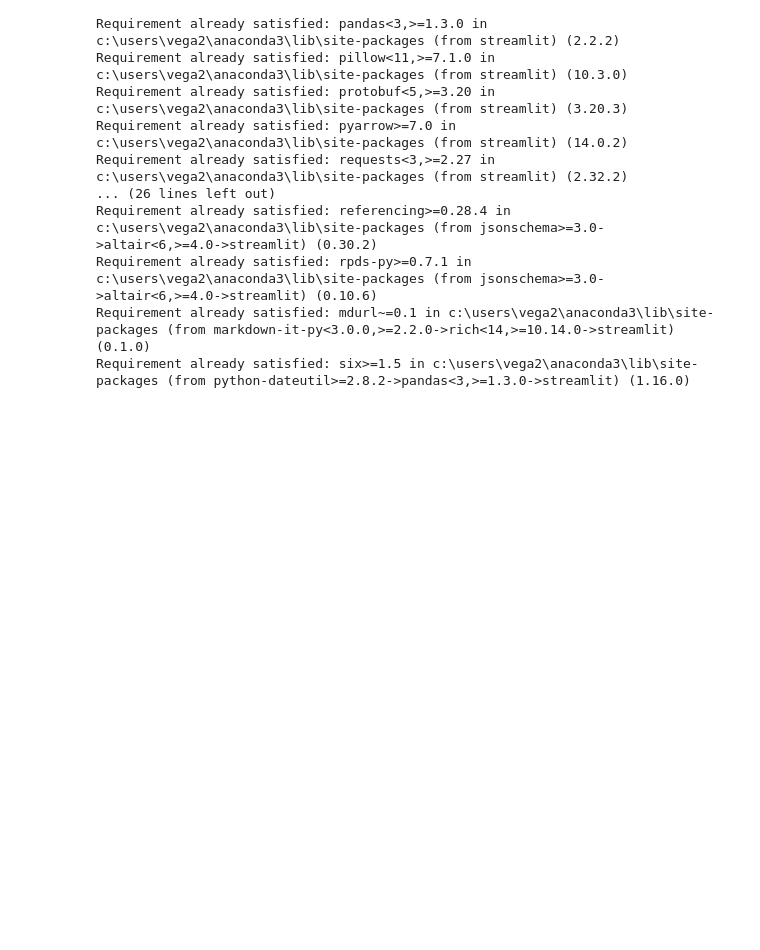
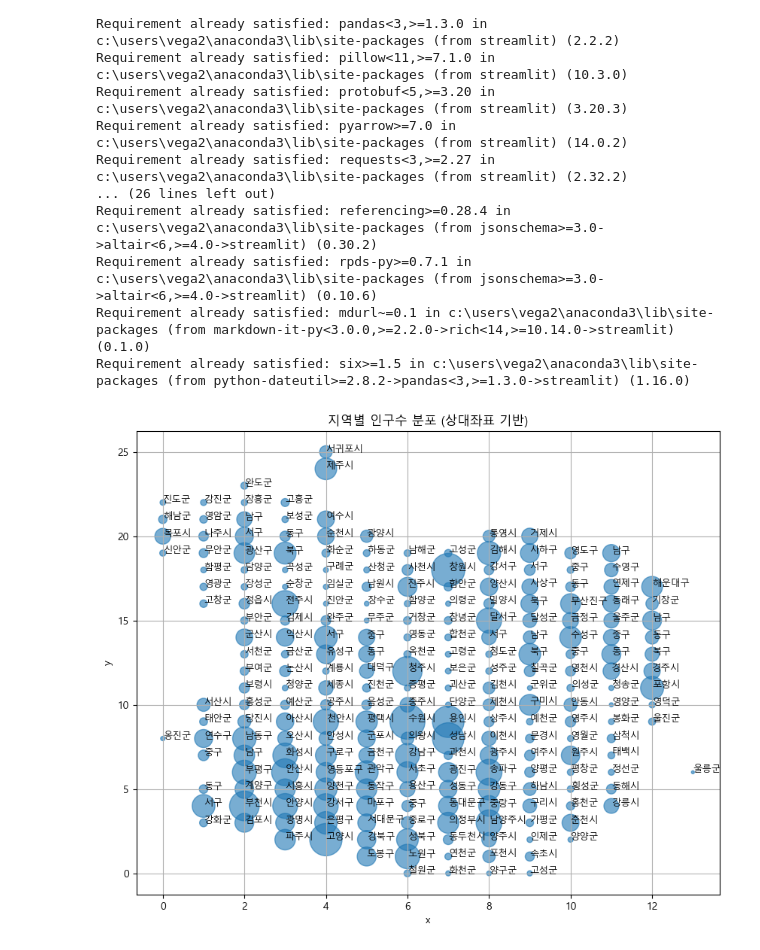
Before and after one commit to mysoyul/Python_Scraping_Analysis_202407, a Jupyter notebook: 03-1.행정구역정보_분석과시각화.ipynb, the cells around one changed output. Drawn from its saved outputs; the diff is of its cells as text; code cells hidden in the pictures; blank space fills up the shorter version.

```diff
--- a/03-1.행정구역정보_분석과시각화.ipynb
+++ b/03-1.행정구역정보_분석과시각화.ipynb
@@ -874,3 +874,19 @@ Requirement already satisfied: referencing>=0.28.4 in c:\users\vega2\anaconda3\l
 Requirement already satisfied: rpds-py>=0.7.1 in c:\users\vega2\anaconda3\lib\site-packages (from jsonschema>=3.0->altair<6,>=4.0->streamlit) (0.10.6)
 Requirement already satisfied: mdurl~=0.1 in c:\users\vega2\anaconda3\lib\site-packages (from markdown-it-py<3.0.0,>=2.2.0->rich<14,>=10.14.0->streamlit) (0.1.0)
 Requirement already satisfied: six>=1.5 in c:\users\vega2\anaconda3\lib\site-packages (from python-dateutil>=2.8.2->pandas<3,>=1.3.0->streamlit) (1.16.0)
+# %%
+import matplotlib.pyplot as plt
+
+plt.figure(figsize=(10, 8))
+
+plt.scatter(data['x'], data['y'], s=data['인구수']/1000, alpha=0.6)
+for i, name in enumerate(data['행정구역']):
+    plt.text(data['x'][i], data['y'][i], name, fontsize=9)
+
+plt.title('지역별 인구수 분포 (상대좌표 기반)')
+plt.xlabel('x')
+plt.ylabel('y')
+plt.grid(True)
+plt.show()
+# %% [output]
+[figure, added]
```
Also changed, not shown: parts of 5 cells of this notebook, 11 other files.
